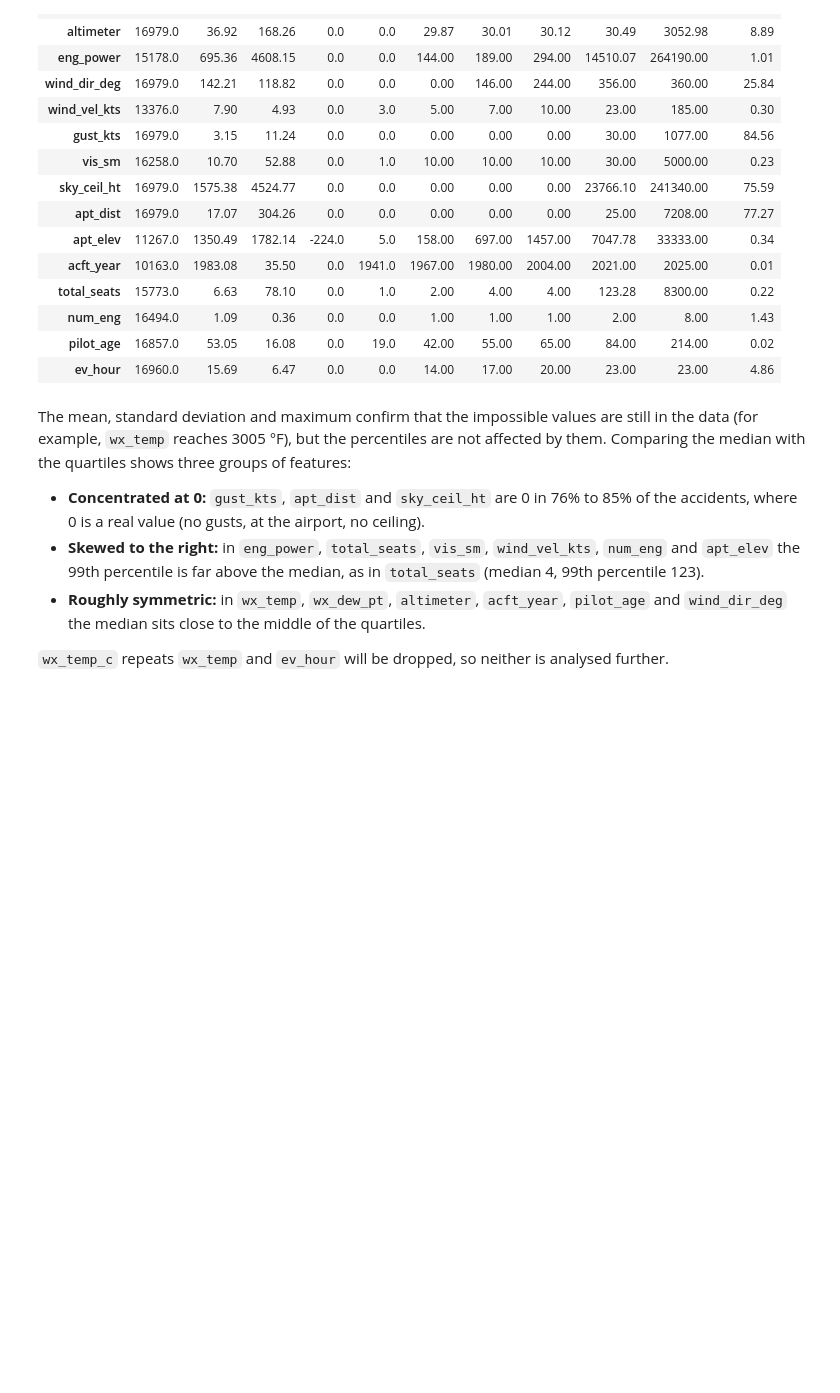
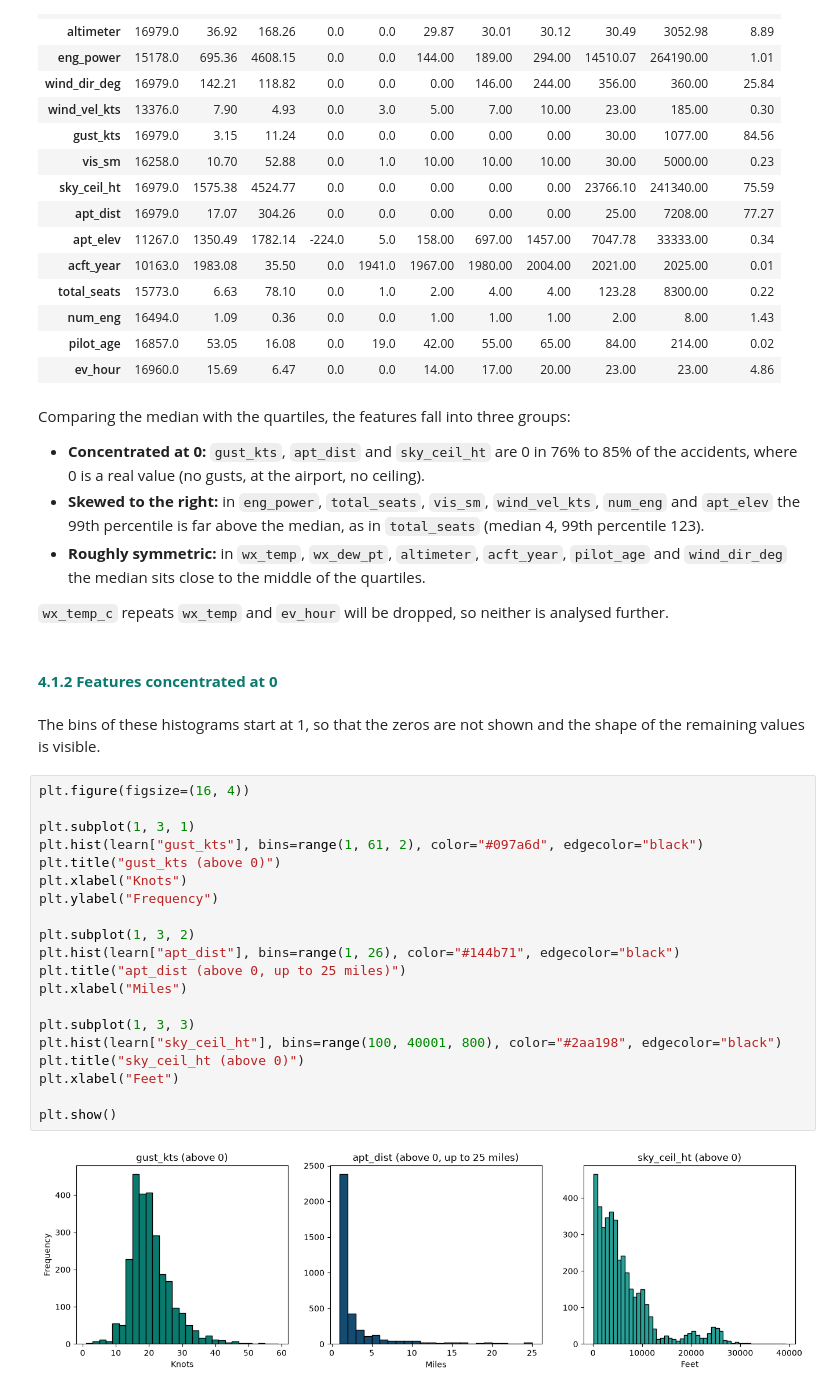
Before and after one commit to martim-dot/ML_Project, a Jupyter notebook: primeiraparte.ipynb, the cells around one changed output. Drawn from its saved outputs; the diff is of its cells as text; blank space fills up the shorter version.

```diff
--- a/primeiraparte.ipynb
+++ b/primeiraparte.ipynb
@@ -1408,10 +1677,36 @@ display(overview.round(2))
 | pilot_age | 16857.0 | 53.05 | 16.08 | 0.0 | 19.0 | 42.00 | 55.00 | 65.00 | 84.00 | 214.00 | 0.02 |
 | ev_hour | 16960.0 | 15.69 | 6.47 | 0.0 | 0.0 | 14.00 | 17.00 | 20.00 | 23.00 | 23.00 | 4.86 |
 # %% [markdown]
-The mean, standard deviation and maximum confirm that the impossible values are still in the data (for example, `wx_temp` reaches 3005 °F), but the percentiles are not affected by them. Comparing the median with the quartiles shows three groups of features:
+Comparing the median with the quartiles, the features fall into three groups:
 
 - **Concentrated at 0:** `gust_kts`, `apt_dist` and `sky_ceil_ht` are 0 in 76% to 85% of the accidents, where 0 is a real value (no gusts, at the airport, no ceiling).
 - **Skewed to the right:** in `eng_power`, `total_seats`, `vis_sm`, `wind_vel_kts`, `num_eng` and `apt_elev` the 99th percentile is far above the median, as in `total_seats` (median 4, 99th percentile 123).
 - **Roughly symmetric:** in `wx_temp`, `wx_dew_pt`, `altimeter`, `acft_year`, `pilot_age` and `wind_dir_deg` the median sits close to the middle of the quartiles.
 
 `wx_temp_c` repeats `wx_temp` and `ev_hour` will be dropped, so neither is analysed further.
+# %% [markdown]
+#### <font color='#097a6d'>**4.1.2 Features concentrated at 0**</font>
+# %% [markdown]
+The bins of these histograms start at 1, so that the zeros are not shown and the shape of the remaining values is visible.
+# %%
+plt.figure(figsize=(16, 4))
+
+plt.subplot(1, 3, 1)
+plt.hist(learn["gust_kts"], bins=range(1, 61, 2), color="#097a6d", edgecolor="black")
+plt.title("gust_kts (above 0)")
+plt.xlabel("Knots")
+plt.ylabel("Frequency")
+
+plt.subplot(1, 3, 2)
+plt.hist(learn["apt_dist"], bins=range(1, 26), color="#144b71", edgecolor="black")
+plt.title("apt_dist (above 0, up to 25 miles)")
+plt.xlabel("Miles")
+
+plt.subplot(1, 3, 3)
+plt.hist(learn["sky_ceil_ht"], bins=range(100, 40001, 800), color="#2aa198", edgecolor="black")
+plt.title("sky_ceil_ht (above 0)")
+plt.xlabel("Feet")
+
+plt.show()
+# %% [output]
+[figure, added]
```
Also changed, not shown: parts of 76 cells of this notebook.
